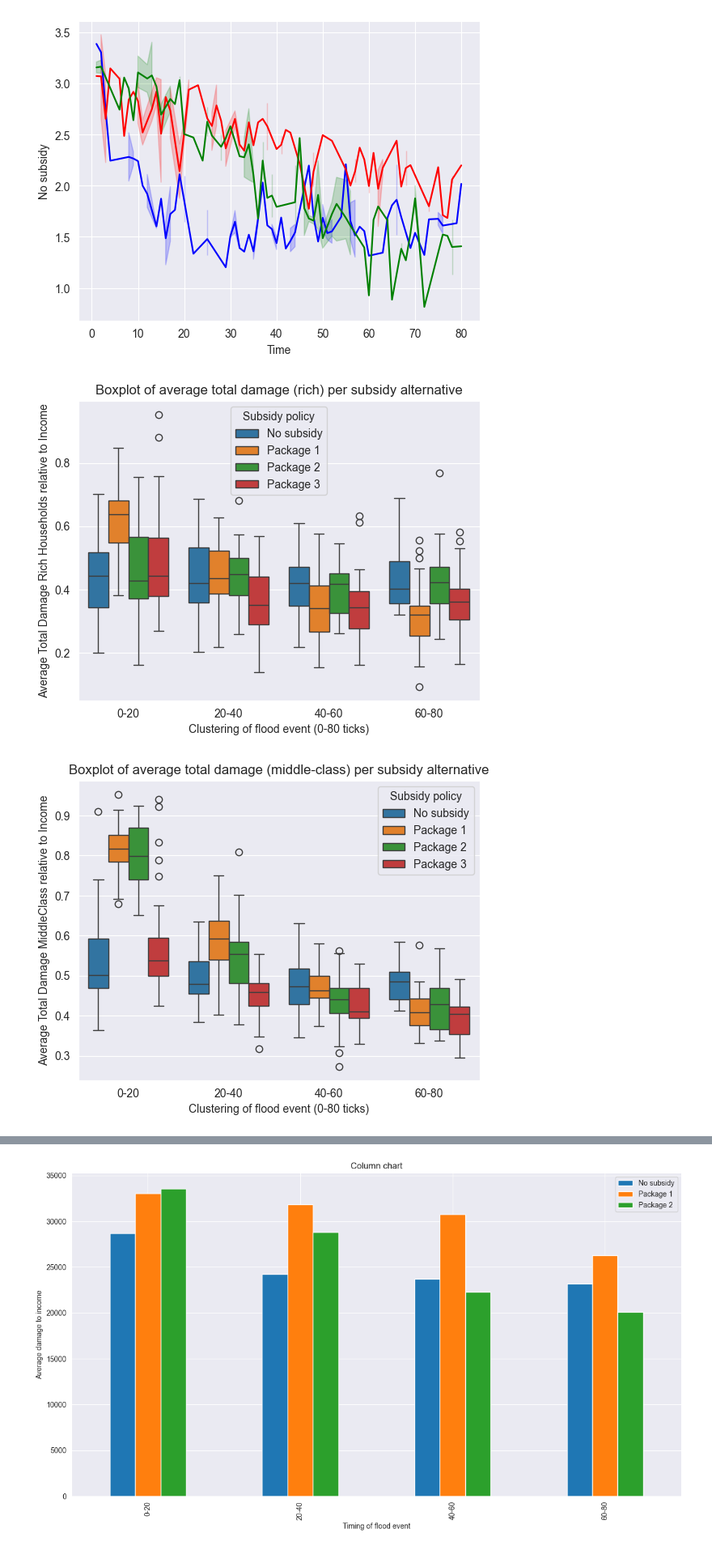
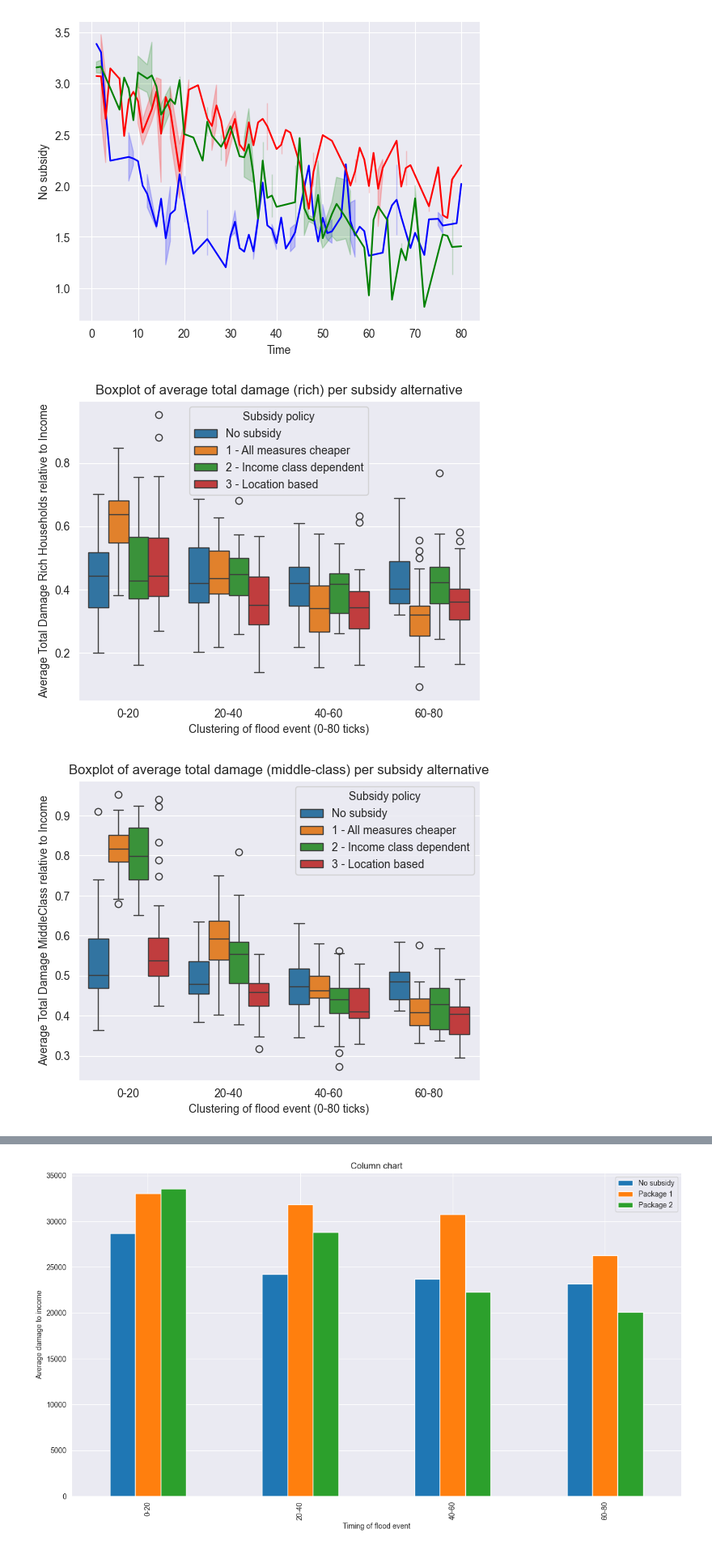
Before and after one commit to Martijntjevdg/SEN1211-ABM, a Jupyter notebook: base_model_mesa/model/PolicyExperimentsAnalysis.ipynb, the cells around one changed output, grey strips where cells are left out. Shown: that part at 81% size. Drawn from its saved outputs; the diff is of its cells as text; code cells hidden in the pictures.

```diff
--- a/base_model_mesa/model/PolicyExperimentsAnalysis.ipynb
+++ b/base_model_mesa/model/PolicyExperimentsAnalysis.ipynb
@@ -81,9 +81,9 @@ sns.lineplot(x='Time', y='Package 2', data=experiment_data, color = 'green')
 data_experiments1 = pd.DataFrame({
     'Flood event': results_final['Cluster'],
     'No subsidy': no_subsidy['AverageIncomeToDamageRichHousehold'],
-    'Package 1': package_1['AverageIncomeToDamageRichHousehold'],
-    'Package 2': package_2['AverageIncomeToDamageRichHousehold'],
-    'Package 3': package_3['AverageIncomeToDamageRichHousehold']
+    '1 - All measures cheaper': package_1['AverageIncomeToDamageRichHousehold'],
+    '2 - Income class dependent': package_2['AverageIncomeToDamageRichHousehold'],
+    '3 - Location based': package_3['AverageIncomeToDamageRichHousehold']
 })
 
 # Reshape the DataFrame to long format
@@ -96,38 +96,38 @@ plt.title('Boxplot of average total damage (rich) per subsidy alternative')
 plt.xlabel('Clustering of flood event (0-80 ticks)')
 plt.ylabel('Average Total Damage Rich Households relative to Income')
 
-output_path_experiments = r'../result_figures/Boxplot_Experiments.png'
-plt.savefig(output_path_experiments)
+output_path_experiments1 = r'../result_figures/Rich_Boxplot_Experiments.png'
+plt.savefig(output_path_experiments1)
 plt.show()
 # %% [output]
-[figure, old version]
+[figure, new version]
 # %%
 #MIDDLE-CLASS
 # Assuming 'data' is your DataFrame with damage columns for each income class
 # Replace this line with your actual DataFrame
 data_experiments2 = pd.DataFrame({
     'Flood event': results_final['Cluster'],
     'No subsidy': no_subsidy['AverageIncomeToDamageMiddleClassHousehold'],
-    'Package 1': package_1['AverageIncomeToDamageMiddleClassHousehold'],
-    'Package 2': package_2['AverageIncomeToDamageMiddleClassHousehold'],
-    'Package 3': package_3['AverageIncomeToDamageMiddleClassHousehold']
+    '1 - All measures cheaper': package_1['AverageIncomeToDamageMiddleClassHousehold'],
+    '2 - Income class dependent': package_2['AverageIncomeToDamageMiddleClassHousehold'],
+    '3 - Location based': package_3['AverageIncomeToDamageMiddleClassHousehold']
 })
 
 # Reshape the DataFrame to long format
 melted2_data = pd.melt(data_experiments2, id_vars=['Flood event'], var_name='Subsidy policy', value_name='total_damage')
 
 # Create the boxplot using Seaborn
 sns.boxplot(x=melted2_data['Flood event'], y=melted2_data['total_damage'], hue=melted2_data['Subsidy policy'])
 
 plt.title('Boxplot of average total damage (middle-class) per subsidy alternative')
 plt.xlabel('Clustering of flood event (0-80 ticks)')
 plt.ylabel('Average Total Damage MiddleClass relative to Income')
 
-output_path_experiments = r'../result_figures/Boxplot_Experiments.png'
-plt.savefig(output_path_experiments)
+output_path_experiments2 = r'../result_figures/Middle_Boxplot_Experiments.png'
+plt.savefig(output_path_experiments2)
 plt.show()
 # %% [output]
-[figure, old version]
+[figure, new version]
 # %%
 ##POOOOOR
 # Assuming 'data' is your DataFrame with damage columns for each income class
```
Also changed, not shown: parts of 1 cell of this notebook, 3 other files.
